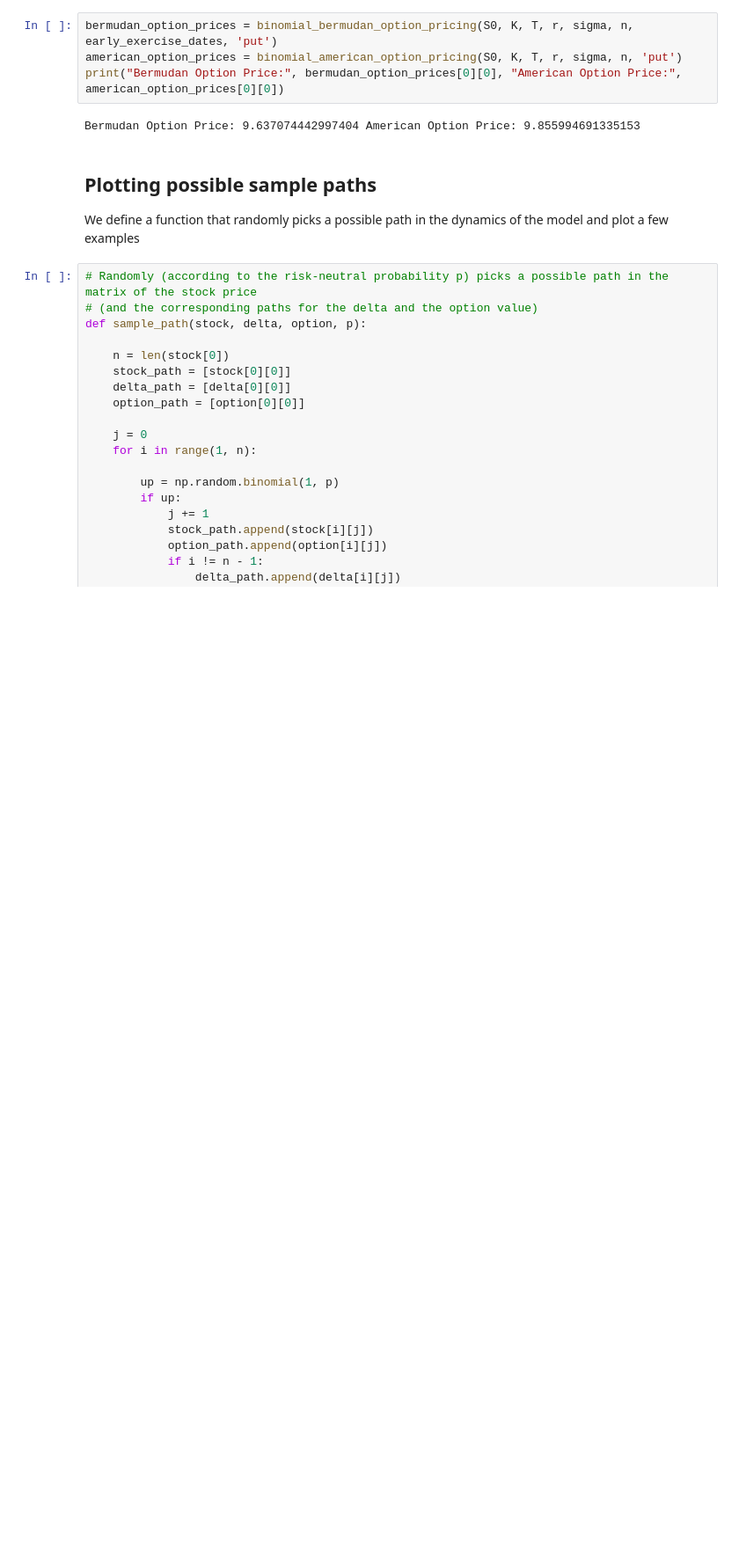
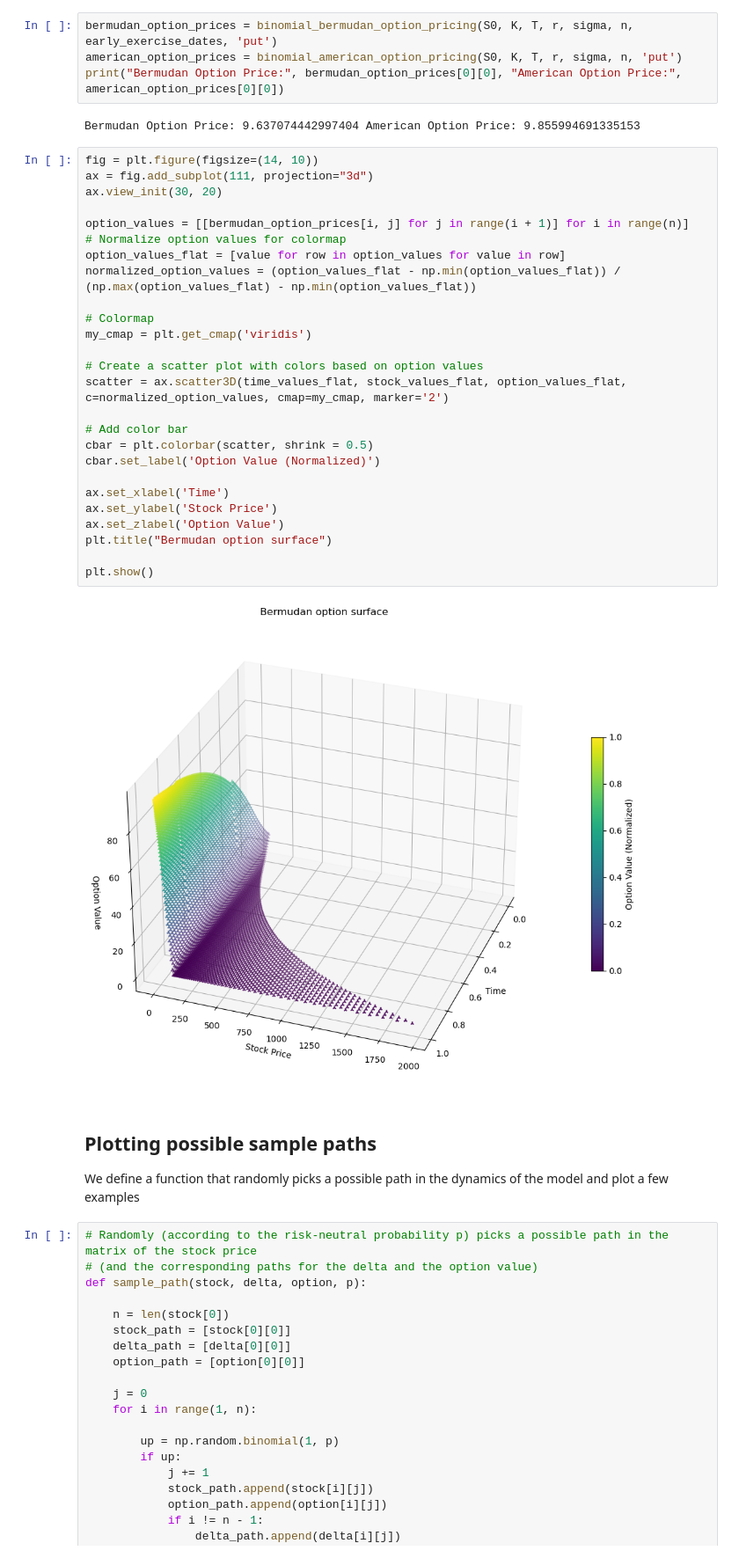
Before and after one commit to PieterO99/SemiStaticReplication, a Jupyter notebook: BinomialTreeBermudan.ipynb, the cells around one changed output. Shown: that part at 88% size. Cells and saved outputs as stored; diff of their text form; blank space fills up the shorter version.

```diff
--- a/BinomialTreeBermudan.ipynb
+++ b/BinomialTreeBermudan.ipynb
@@ -130,6 +150,34 @@ american_option_prices = binomial_american_option_pricing(S0, K, T, r, sigma, n,
 print("Bermudan Option Price:", bermudan_option_prices[0][0], "American Option Price:", american_option_prices[0][0])
 # %% [output]
 Bermudan Option Price: 9.637074442997404 American Option Price: 9.855994691335153
+# %%
+fig = plt.figure(figsize=(14, 10))
+ax = fig.add_subplot(111, projection="3d")
+ax.view_init(30, 20)
+
+option_values = [[bermudan_option_prices[i, j] for j in range(i + 1)] for i in range(n)]
+# Normalize option values for colormap
+option_values_flat = [value for row in option_values for value in row]
+normalized_option_values = (option_values_flat - np.min(option_values_flat)) / (np.max(option_values_flat) - np.min(option_values_flat))
+
+# Colormap
+my_cmap = plt.get_cmap('viridis')
+
+# Create a scatter plot with colors based on option values
+scatter = ax.scatter3D(time_values_flat, stock_values_flat, option_values_flat, c=normalized_option_values, cmap=my_cmap, marker='2')
+
+# Add color bar
+cbar = plt.colorbar(scatter, shrink = 0.5)
+cbar.set_label('Option Value (Normalized)')
+
+ax.set_xlabel('Time')
+ax.set_ylabel('Stock Price')
+ax.set_zlabel('Option Value')
+plt.title("Bermudan option surface")
+
+plt.show()
+# %% [output]
+[figure, added]
 # %% [markdown]
 ## Plotting possible sample paths
 We define a function that randomly picks a possible path in the dynamics of the model and plot a few examples
```
Also changed, not shown: parts of 4 cells of this notebook.
